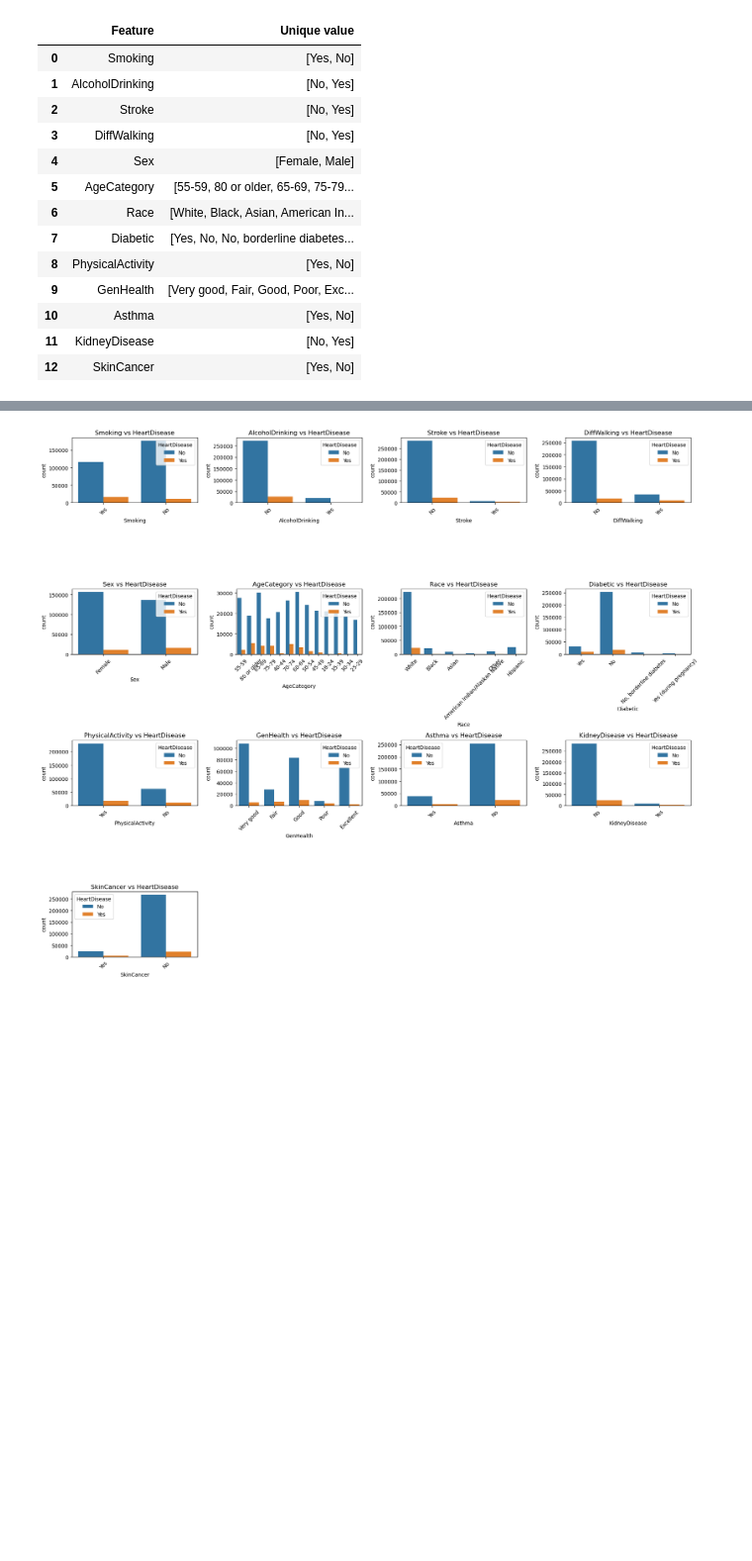
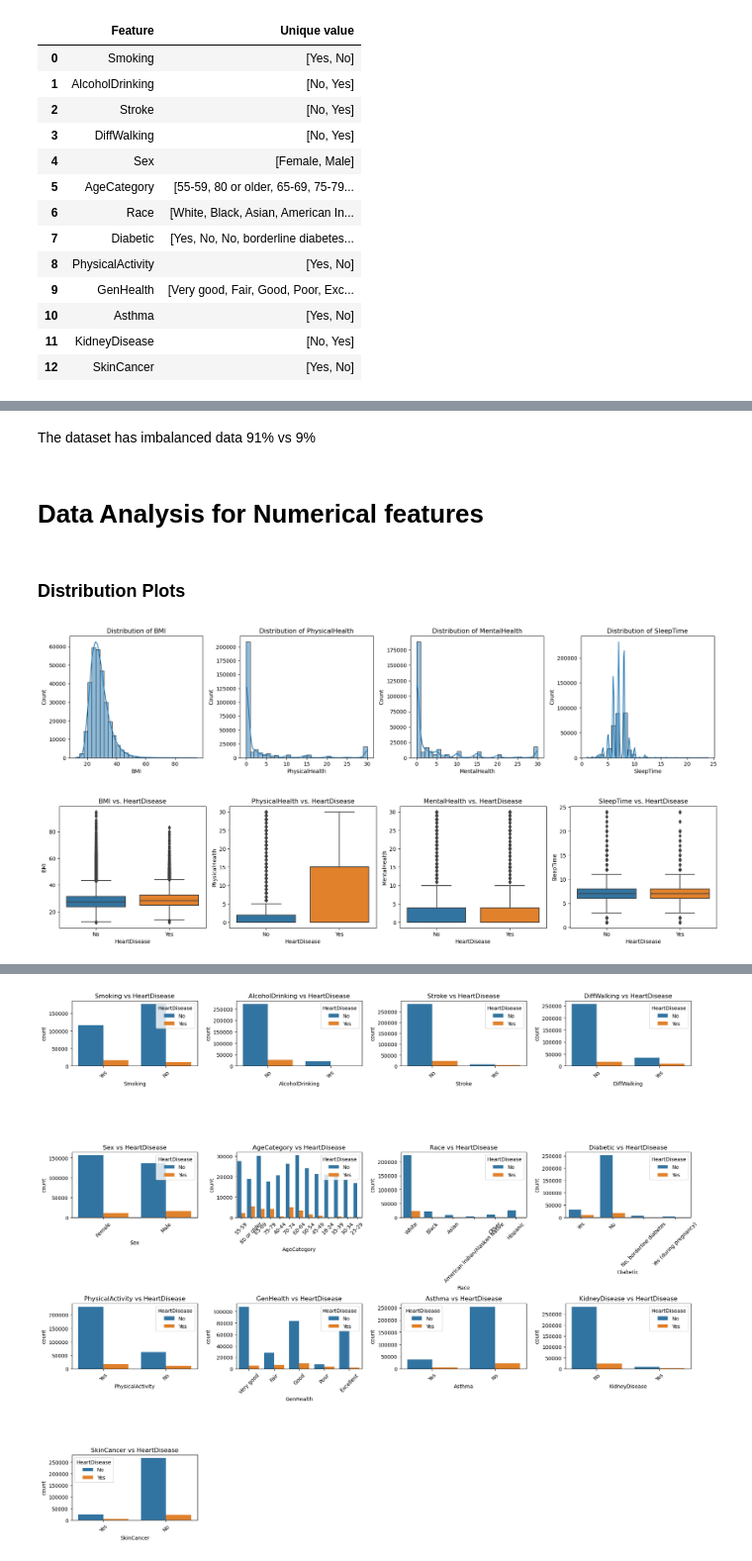
Before and after one commit to ugomez-usd-msaai/Heart-Disease-Linear-Regression, a Jupyter notebook: Untitled.ipynb, the cells around one changed output, grey strips where cells are left out. Shown at 99% size. Cells and saved outputs as stored; diff of their text form; code cells hidden in the pictures; blank space fills up the shorter version.

```diff
--- a/Untitled.ipynb
+++ b/Untitled.ipynb
@@ -158,18 +154,0 @@ plt.show()
-# %%
-
-for feature in numeric_features:
-    plt.figure(figsize=(8, 8))
-    plt.subplot(2, 2, 1)
-    sns.boxplot(x=target_variable, y=feature, data=data)
-    plt.title(f'{feature} vs {target_variable}')
-
-    plt.subplot(2, 2, 2)
-    sns.histplot(data=data, x=feature, hue=target_variable, kde=True)
-    plt.title(f'{feature} Distribution by {target_variable}')
-
-    ax1 = plt.subplot(2,2,3)
-    res = stats.probplot(data[feature], plot=ax1)
-    ax1.set_title(f'Probability Plot for {feature}')
-
-    plt.tight_layout()
-    plt.show()
@@ -180,0 +160,29 @@ for feature in numeric_features:
+# %% [markdown]
+The dataset has imbalanced data 91% vs 9%
+# %% [markdown]
+# Data Analysis for Numerical features <a class="anchor" id="numerical-features"></a>
+# %% [markdown]
+### Distribution Plots
+# %%
+plt.figure(figsize=(18, 15))
+for i, feature in enumerate(numeric_features, start=1):
+    plt.subplot(4, 4, i)
+    sns.histplot(data[feature], kde=True, bins=30)
+    plt.xlabel(feature)
+    plt.ylabel("Count")
+    plt.title(f'Distribution of {feature}')
+plt.tight_layout()
+plt.show()
+
+plt.figure(figsize=(18, 15))
+for i, feature in enumerate(numeric_features, start=1):
+    plt.subplot(4, 4, i)
+    sns.boxplot(x=target_variable, y=feature, data=data)
+    plt.xlabel(target_variable)
+    plt.ylabel(feature)
+    plt.title(f'{feature} vs. {target_variable}')
+plt.tight_layout()
+plt.show()
+# %% [output]
+[figure, added]
+[figure, added]
```
Also changed, not shown: parts of 22 cells of this notebook.
